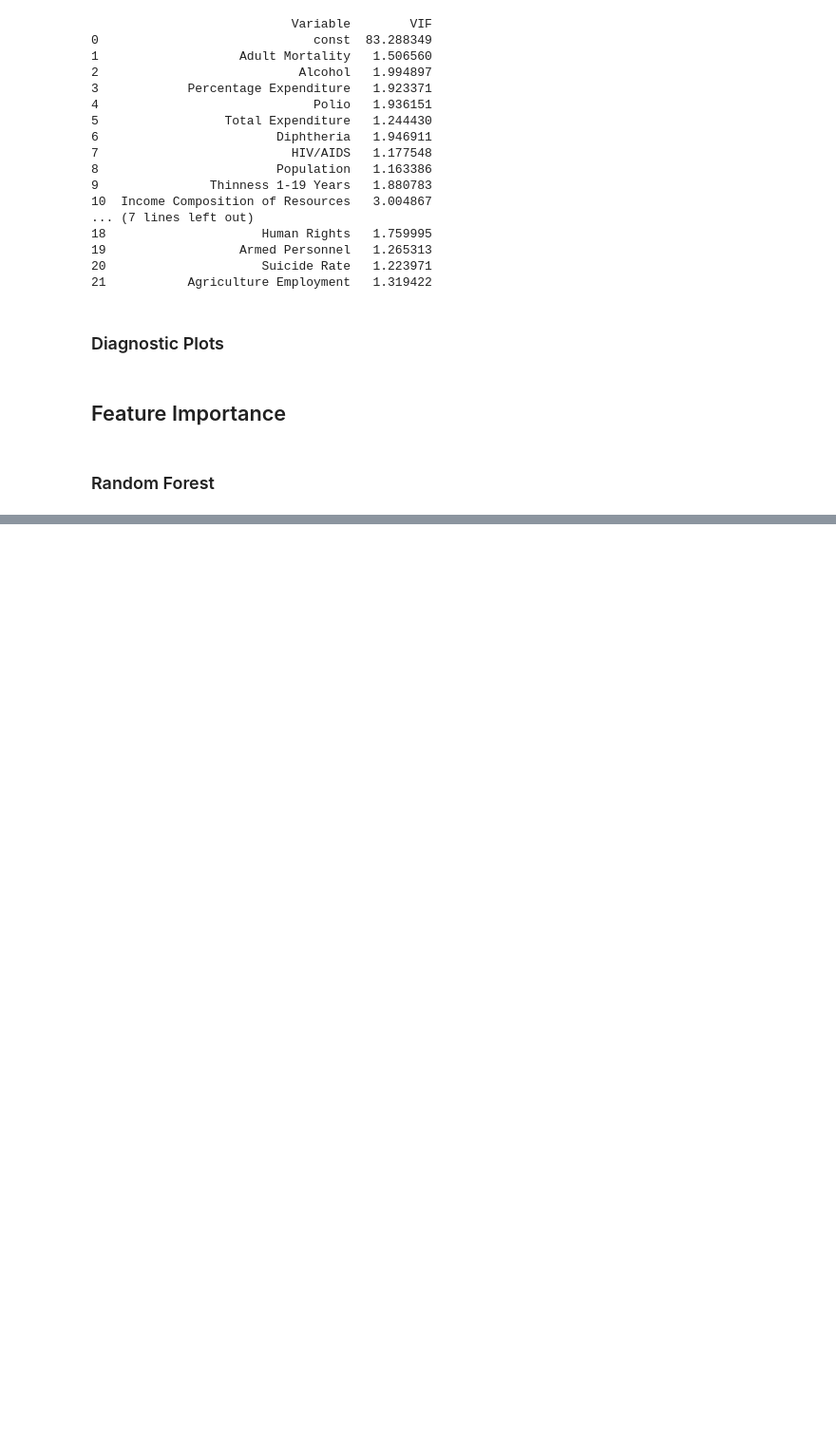
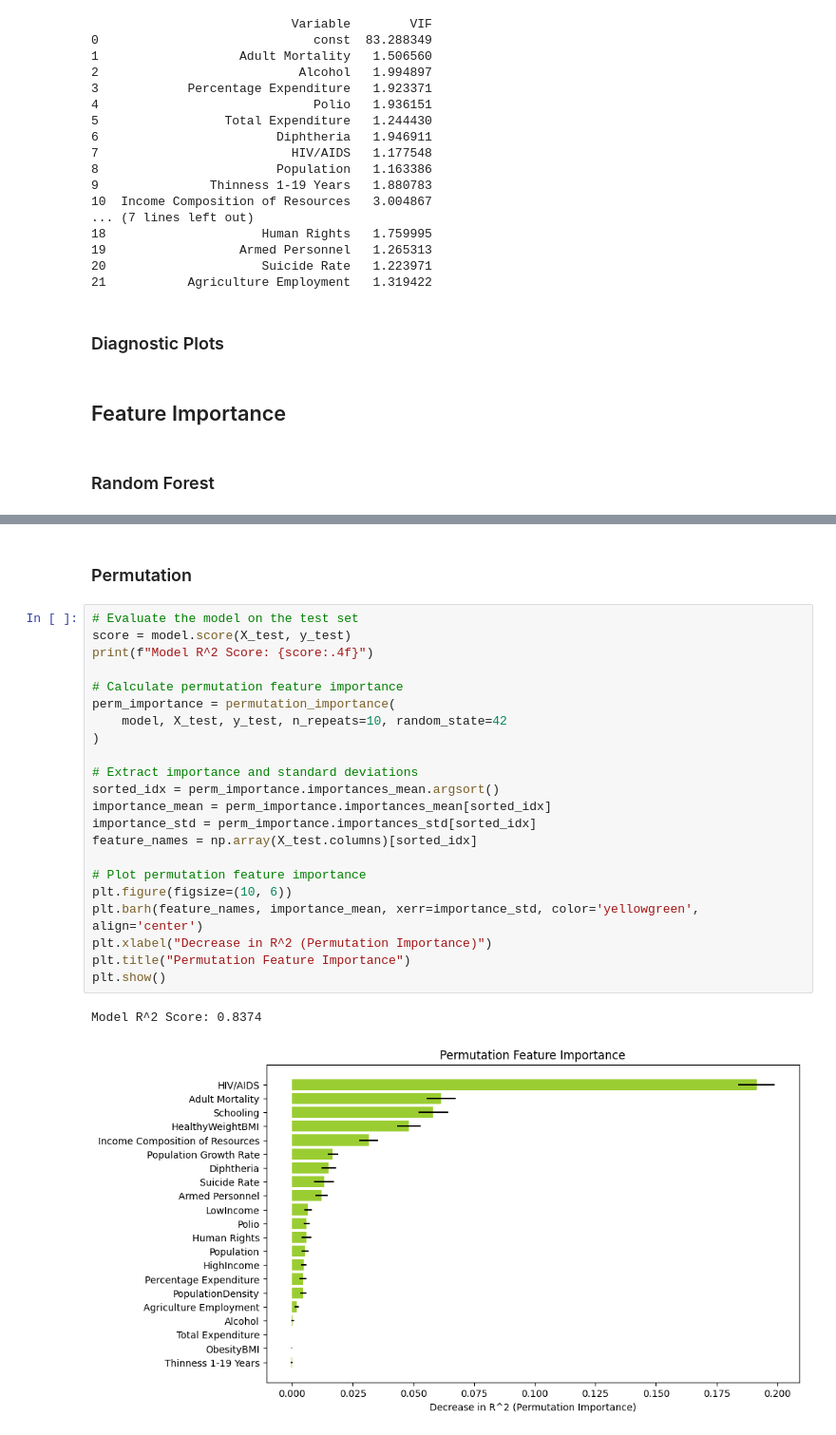
Before and after one commit to sophieharman/Volume-3-LifeExpectancyProject, a Jupyter notebook: Data Analysis/RegressionModel.ipynb, the cells around one changed output, grey strips where cells are left out. Shown: that part at 95% size. Cells and saved outputs as stored; diff of their text form; blank space fills up the shorter version.

```diff
--- a/Data Analysis/RegressionModel.ipynb
+++ b/Data Analysis/RegressionModel.ipynb
@@ -198,0 +202,27 @@ Feature Importance:
+# %% [markdown]
+### Permutation
+# %%
+# Evaluate the model on the test set
+score = model.score(X_test, y_test)
+print(f"Model R^2 Score: {score:.4f}")
+
+# Calculate permutation feature importance
+perm_importance = permutation_importance(
+    model, X_test, y_test, n_repeats=10, random_state=42
+)
+
+# Extract importance and standard deviations
+sorted_idx = perm_importance.importances_mean.argsort()
+importance_mean = perm_importance.importances_mean[sorted_idx]
+importance_std = perm_importance.importances_std[sorted_idx]
+feature_names = np.array(X_test.columns)[sorted_idx]
+
+# Plot permutation feature importance
+plt.figure(figsize=(10, 6))
+plt.barh(feature_names, importance_mean, xerr=importance_std, color='yellowgreen', align='center')
+plt.xlabel("Decrease in R^2 (Permutation Importance)")
+plt.title("Permutation Feature Importance")
+plt.show()
+# %% [output]
+Model R^2 Score: 0.8374
+[figure, added]
```
Also changed, not shown: parts of 6 cells of this notebook.
